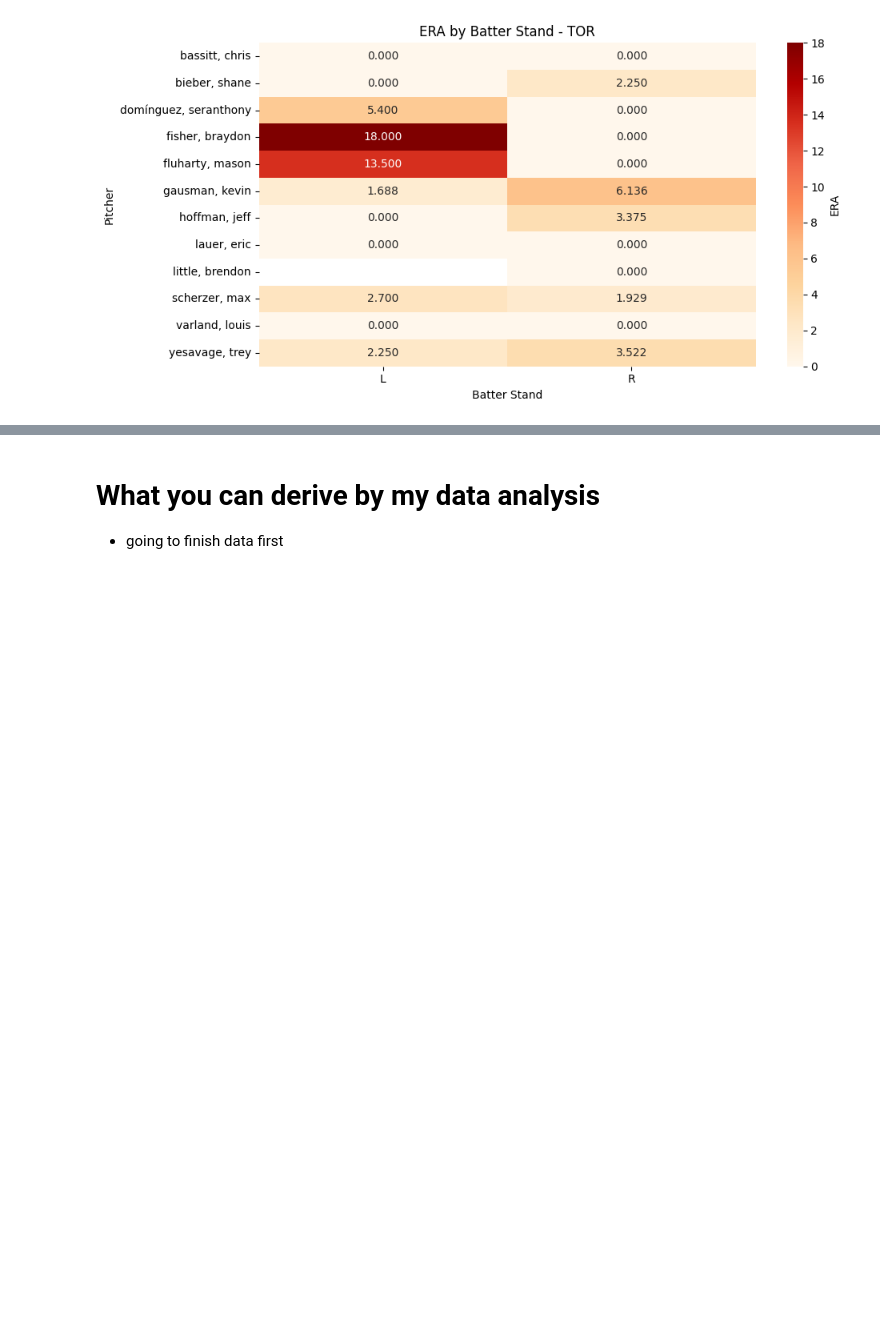
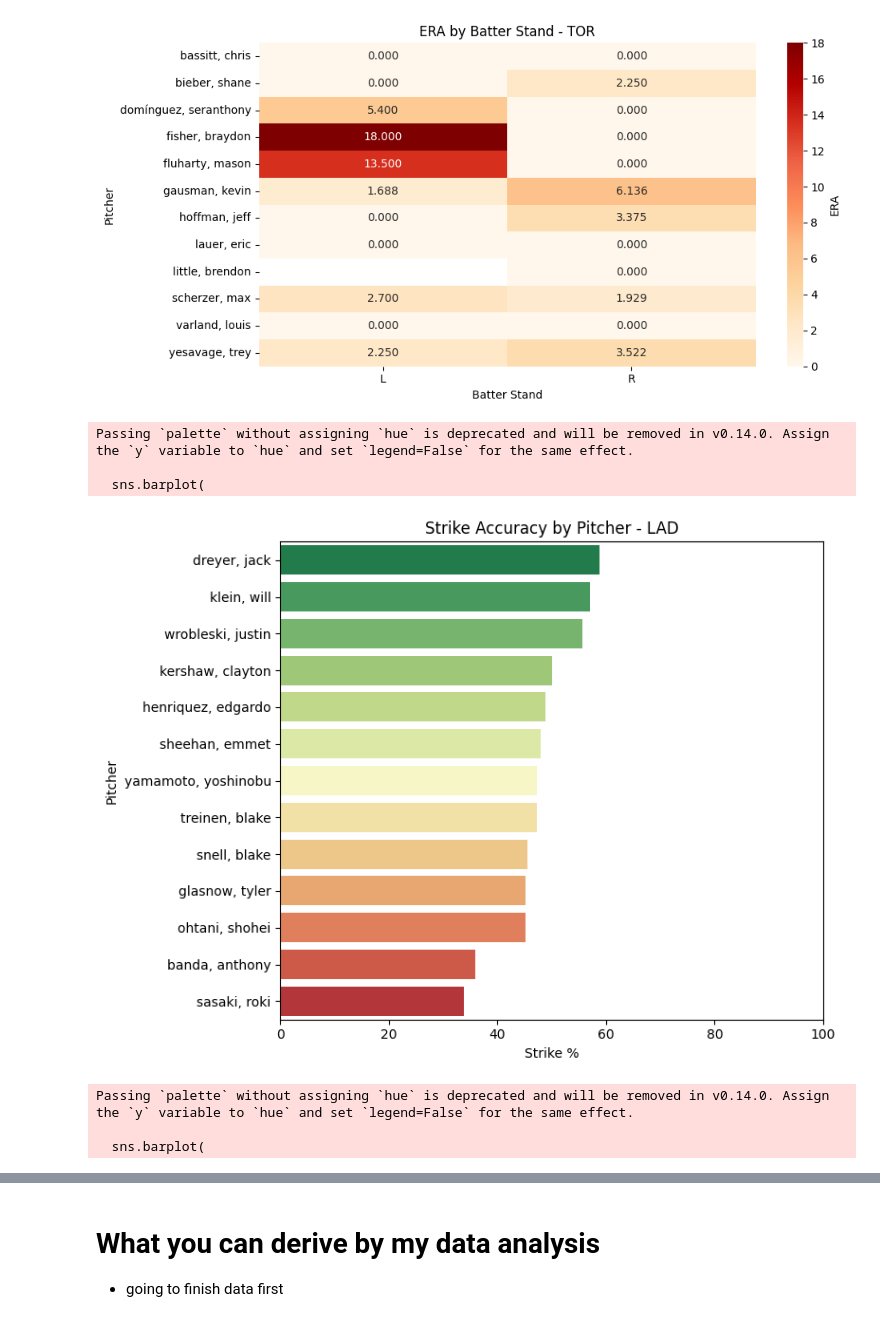
Before and after one commit to cjsteffen00/MLB-data, a Jupyter notebook: analysis_files/world_series.ipynb, the cells around one changed output, grey strips where cells are left out. Cells and saved outputs as stored; diff of their text form; code cells hidden in the pictures; blank space fills up the shorter version.

Commit message:
a couple new pitcher visualizations

```diff
--- a/analysis_files/world_series.ipynb
+++ b/analysis_files/world_series.ipynb
@@ -425,3 +422,54 @@ for team in teams:
 # %% [output]
 [figure]
 [figure]
+# %%
+# strike to ball ratio by pitcher by team
+
+strike_ball_ratio = con.sql("""
+                            WITH pitch_stat as(SELECT pitcher, count(*) as num_pitches,
+                            SUM(
+                                CASE
+                                    WHEN description IN ('called_strike', 'swinging_strike', 'foul_tip', 'foul_bunt', 'foul', 'swinging_strike_blocked', 'missed_bunt') THEN 1 ELSE 0
+                                END
+                            ) as num_strikes
+                            FROM ws_df
+                            GROUP BY pitcher
+                            )
+                            SELECT pitcher, round((num_strikes * 1.0 / num_pitches) * 100, 1) as strike_percent
+                            FROM pitch_stat
+                            ORDER BY strike_percent DESC
+                        """).to_df()
+
+
+strike_ball_ratio
+ratio_df = strike_ball_ratio.merge(pitchers_df, left_on = 'pitcher', right_on = 'pitcher_id', how = 'left').drop(columns = ['pitcher_id'])
+
+
+teams = ratio_df['team_name'].unique()
+
+for team in teams:
+    df_team = ratio_df[ratio_df['team_name'] == team].sort_values('strike_percent', ascending=False)
+
+    plt.figure(figsize=(8, 6))
+    sns.barplot(
+        x='strike_percent',
+        y='full_name',
+        data=df_team,
+        palette='RdYlGn_r',
+        orient='h'
+    )
+
+    plt.xlim(0, 100)
+    plt.xlabel('Strike %')
+    plt.ylabel('Pitcher')
+    plt.title(f'Strike Accuracy by Pitcher - {team}')
+    plt.tight_layout()
+    plt.show()
+# %% [output]
+Passing `palette` without assigning `hue` is deprecated and will be removed in v0.14.0. Assign the `y` variable to `hue` and set `legend=False` for the same effect.
+
+  sns.barplot(
+[figure, added]
+Passing `palette` without assigning `hue` is deprecated and will be removed in v0.14.0. Assign the `y` variable to `hue` and set `legend=False` for the same effect.
+
+  sns.barplot(
```
Also changed, not shown: parts of 5 cells of this notebook.
